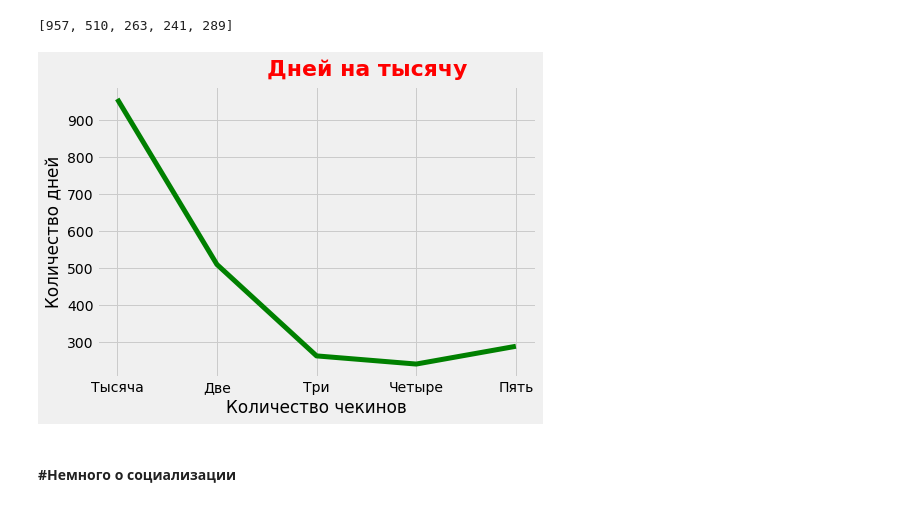
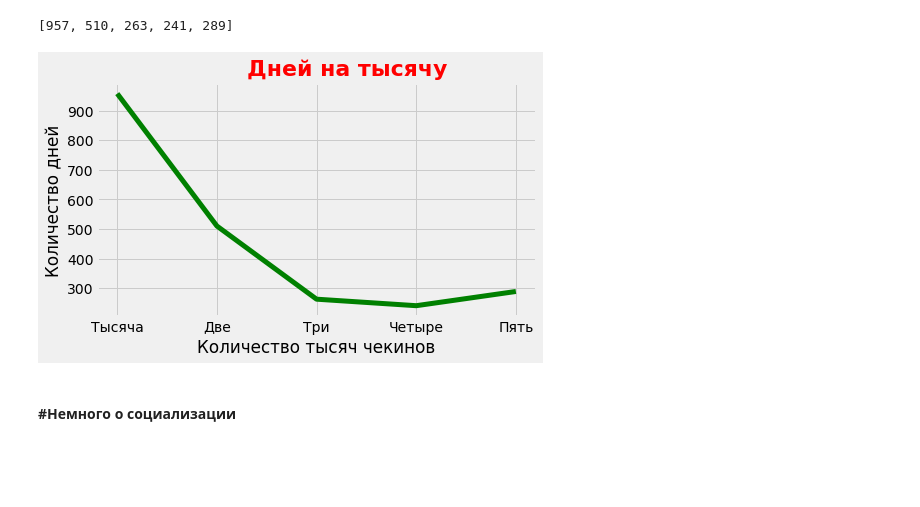
Before and after one commit to artempanush/projects_for_study, a Jupyter notebook: Untappd. Profile - Artiredbirds/Обзор персонального профиля Untappd.ipynb, the cells around one changed output. Saved outputs shown, nothing was run; the diff lists cells and outputs as text; code cells hidden in the pictures; blank space fills up the shorter version.

```diff
--- a/Untappd. Profile - Artiredbirds/Обзор персонального профиля Untappd.ipynb
+++ b/Untappd. Profile - Artiredbirds/Обзор персонального профиля Untappd.ipynb
@@ -47,7 +47,7 @@ from scipy import stats
 # %%
 #open dataset
 
-checkins = pd.read_csv('beer_november_first.csv')
+checkins = pd.read_csv('beer_november_second.csv')
 # %% [markdown]
 ## 1. Обзор датасета.
 # %% [markdown]
@@ -727,15 +740,15 @@ print(days)
 # %%
 a = ["Тысяча", "Две", "Три", "Четыре", "Пять"]
 
-plt.figure(figsize=[7,5])
+plt.figure(figsize=[7,4])
 plt.plot(a, days, color='green', linewidth = 5)
 style.use('fivethirtyeight')
-plt.xlabel("Количество чекинов")
+plt.xlabel("Количество тысяч чекинов")
 plt.ylabel("Количество дней")
-plt.text(x = 1.5, y= 1020, s="Дней на тысячу", size = 22, weight='bold', color='red')
+plt.text(x = 1.3, y= 1020, s="Дней на тысячу", size = 22, weight='bold', color='red')
 plt.show()
 # %% [output]
-[figure, old version]
+[figure, new version]
 # %% [markdown]
 #### #Немного о социализации
 # %% [markdown]
```
Also changed, not shown: parts of 54 cells of this notebook, 3 other files.
